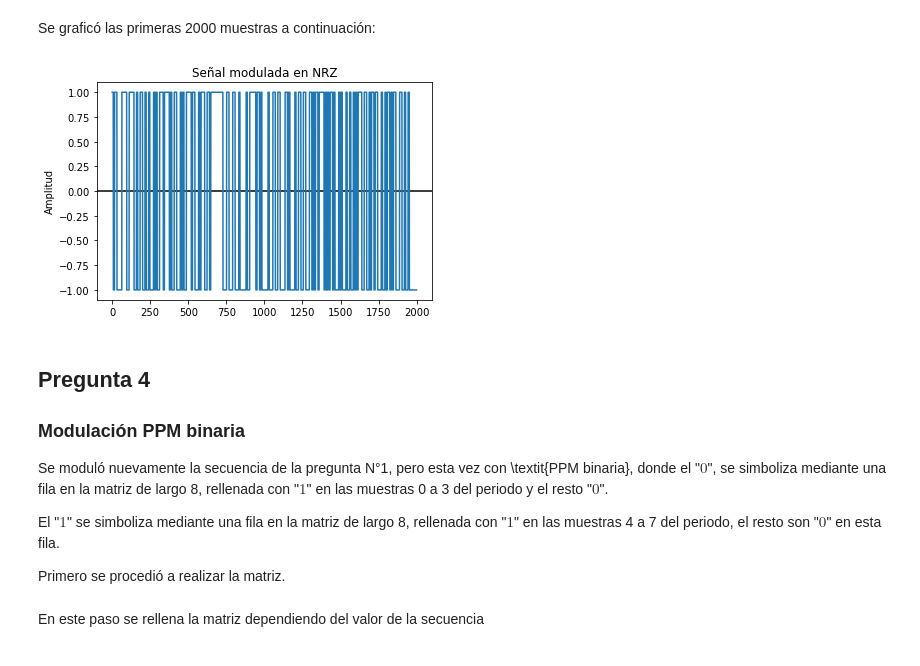
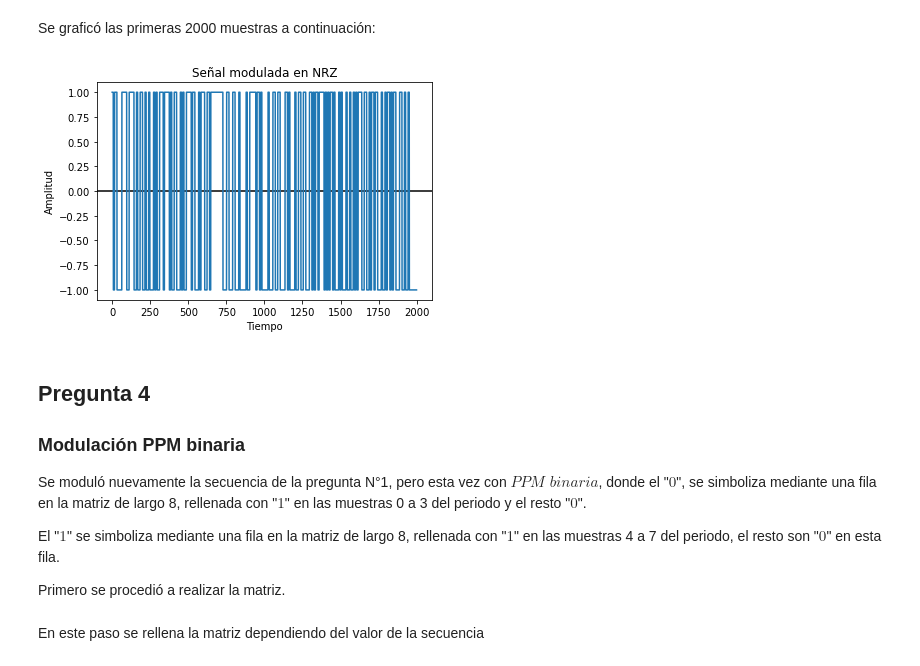
Before and after one commit to JoaquinPBarrientos/Prueba-2-ICOM, a Jupyter notebook: Prueba-2-ICOM.ipynb, the cells around one changed output. Drawn from its saved outputs; the diff is of its cells as text; code cells hidden in the pictures.

```diff
--- a/Prueba-2-ICOM.ipynb
+++ b/Prueba-2-ICOM.ipynb
@@ -97,16 +98,17 @@ Se graficó las primeras 2000 muestras a continuación:
 # %%
 plt.title("Señal modulada en NRZ")
 plt.ylabel("Amplitud")
+plt.xlabel("Tiempo")
 plt.axhline(y=0, color='k')
 plt.plot(range(len(nrz_vector[:2000])),nrz_vector[:2000])
 plt.show()
 # %% [output]
-[figure, old version]
+[figure, new version]
 # %% [markdown]
 ## Pregunta 4
 ### Modulación PPM binaria
 
-Se moduló nuevamente la secuencia de la pregunta N°1, pero esta vez con \textit{PPM binaria}, donde el "$0$", se simboliza mediante una fila en la matriz de largo 8, rellenada con "$1$" en las muestras 0 a 3 del periodo y el resto "$0$".
+Se moduló nuevamente la secuencia de la pregunta N°1, pero esta vez con $\textit{PPM binaria}$, donde el "$0$", se simboliza mediante una fila en la matriz de largo 8, rellenada con "$1$" en las muestras 0 a 3 del periodo y el resto "$0$".
 
 El "$1$" se simboliza mediante una fila en la matriz  de largo 8, rellenada con "$1$" en las muestras 4 a 7 del periodo, el resto son "$0$" en esta fila.
 
```
Also changed, not shown: parts of 54 cells of this notebook, 1 other file.
